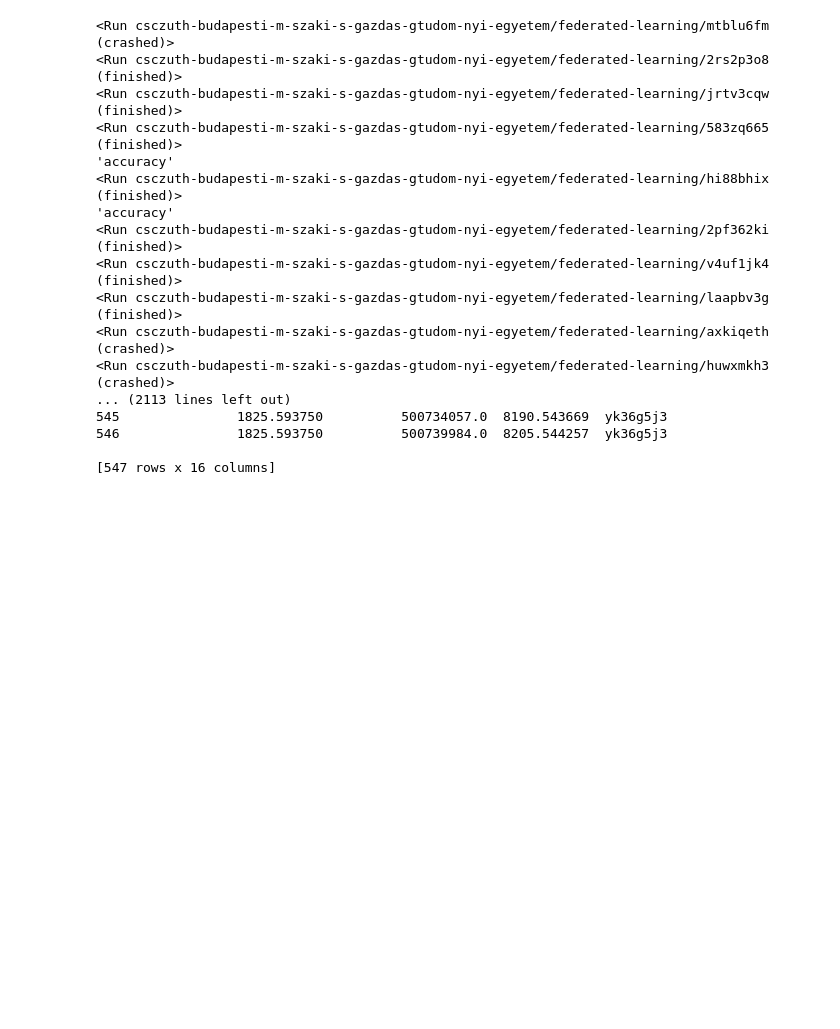
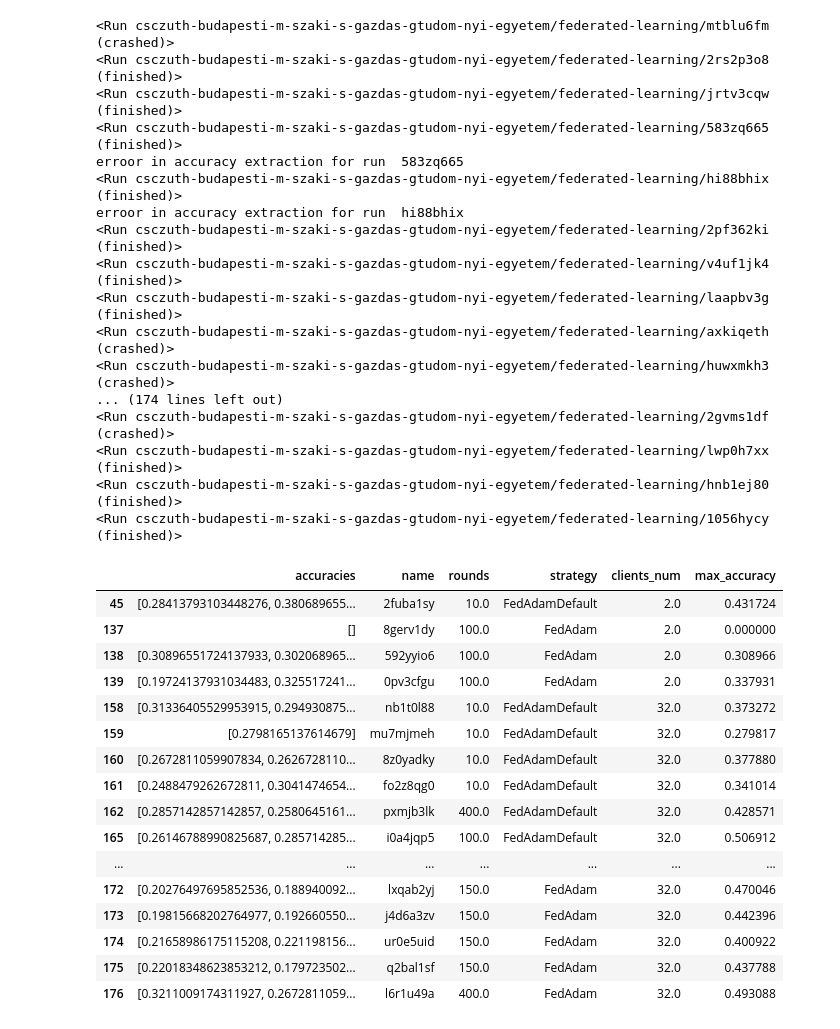
Before and after one commit to Csabi99/Thesis_task, a Jupyter notebook: wandb_exports.ipynb, the cells around one changed output. Saved outputs shown, nothing was run; the diff lists cells and outputs as text; code cells hidden in the pictures; blank space fills up the shorter version.

```diff
--- a/wandb_exports.ipynb
+++ b/wandb_exports.ipynb
@@ -14,12 +8,13 @@ True
 # %%
 import pandas as pd
 import wandb
+import json
 
 api = wandb.Api()
 entity, project = "csczuth-budapesti-m-szaki-s-gazdas-gtudom-nyi-egyetem", "federated-learning"
 runs = api.runs(entity + "/" + project)
 
-summary_list, config_list, accuracies, name_list, sys_usage_dfs = [], [], [], [], []
+summary_list, config_list, accuracies, name_list, sys_usage_dfs, strategy, clients, rounds = [], [], [], [], [], [], [], []
 for run in runs:
     # .summary contains the output keys/values
     #  for metrics such as accuracy.
@@ -32,44 +27,52 @@ for run in runs:
     sys_usage_dfs.append(tmp_df)
     # .config contains the hyperparameters.
     #  We remove special values that start with _.
+    s = json.loads(run.config)
+    rounds_tmp, strategy_tmp, clients_num_tmp = s.get("number_of_rounds", {}).get("value"), s.get("strategy", {}).get("value"), s.get("min_clients", {}).get("value")
+    rounds.append(rounds_tmp)
+    strategy.append(strategy_tmp)
+    clients.append(clients_num_tmp)
     try:
         #config_list.append({k: v for k, v in run.config.items() if not k.startswith("_")})
         tmp_acc = []
-        if run.state == "finished":
-            for i, row in run.history().iterrows():
-                tmp_acc.append(row["accuracy"])
+        # if run.state == "finished":
+        for i, row in run.history().iterrows():
+            tmp_acc.append(row["accuracy"])
         accuracies.append(tmp_acc)
     except Exception as e:
         #config_list.append({})
+        print('erroor in accuracy extraction for run ', run.id)
         accuracies.append([])
-        print(e)
 
     # .name is the human-readable name of the run.
     name_list.append(run.id)
 
 
 runs_df = pd.DataFrame(
-    {"summary": summary_list, "config": config_list, "accuracies": accuracies, "name": name_list}
+    {#"summary": summary_list, "config": config_list,
+     "accuracies": accuracies, "name": name_list, "rounds": rounds, "strategy": strategy, "clients_num": clients}
 )
 
 runs_df.to_csv("project.csv")
-for s in sys_usage_dfs:
-    print(s)
+# for s in sys_usage_dfs:
+#     print(s)
 # %% [output]
 <Run csczuth-budapesti-m-szaki-s-gazdas-gtudom-nyi-egyetem/federated-learning/mtblu6fm (crashed)>
 <Run csczuth-budapesti-m-szaki-s-gazdas-gtudom-nyi-egyetem/federated-learning/2rs2p3o8 (finished)>
 <Run csczuth-budapesti-m-szaki-s-gazdas-gtudom-nyi-egyetem/federated-learning/jrtv3cqw (finished)>
 <Run csczuth-budapesti-m-szaki-s-gazdas-gtudom-nyi-egyetem/federated-learning/583zq665 (finished)>
-'accuracy'
+erroor in accuracy extraction for run  583zq665
 <Run csczuth-budapesti-m-szaki-s-gazdas-gtudom-nyi-egyetem/federated-learning/hi88bhix (finished)>
-'accuracy'
+erroor in accuracy extraction for run  hi88bhix
 <Run csczuth-budapesti-m-szaki-s-gazdas-gtudom-nyi-egyetem/federated-learning/2pf362ki (finished)>
 <Run csczuth-budapesti-m-szaki-s-gazdas-gtudom-nyi-egyetem/federated-learning/v4uf1jk4 (finished)>
 <Run csczuth-budapesti-m-szaki-s-gazdas-gtudom-nyi-egyetem/federated-learning/laapbv3g (finished)>
 <Run csczuth-budapesti-m-szaki-s-gazdas-gtudom-nyi-egyetem/federated-learning/axkiqeth (crashed)>
 <Run csczuth-budapesti-m-szaki-s-gazdas-gtudom-nyi-egyetem/federated-learning/huwxmkh3 (crashed)>
-... (2113 lines left out)
-545               1825.593750          500734057.0  8190.543669  yk36g5j3
-546               1825.593750          500739984.0  8205.544257  yk36g5j3
-
-[547 rows x 16 columns]
+... (174 lines left out)
+<Run csczuth-budapesti-m-szaki-s-gazdas-gtudom-nyi-egyetem/federated-learning/2gvms1df (crashed)>
+<Run csczuth-budapesti-m-szaki-s-gazdas-gtudom-nyi-egyetem/federated-learning/lwp0h7xx (finished)>
+<Run csczuth-budapesti-m-szaki-s-gazdas-gtudom-nyi-egyetem/federated-learning/hnb1ej80 (finished)>
+<Run csczuth-budapesti-m-szaki-s-gazdas-gtudom-nyi-egyetem/federated-learning/1056hycy (finished)>
+# %%
+runs_df['max_accuracy'] = runs_df.apply(lambda row: max(row["accuracies"]) if len(row["accuracies"]) > 0 else 0, axis=1)
@@ -75,0 +83,22 @@ for s in sys_usage_dfs:
+# %%
+fedadams = runs_df[(runs_df['strategy'] == 'FedAdam') | (runs_df['strategy'] == 'FedAdamDefault')]
+# %%
+fedadams
+# %% [output]
+|  | accuracies | name | rounds | strategy | clients_num | max_accuracy |
+| 45 | [0.28413793103448276, 0.380689655... | 2fuba1sy | 10.0 | FedAdamDefault | 2.0 | 0.431724 |
+| 137 | [] | 8gerv1dy | 100.0 | FedAdam | 2.0 | 0.000000 |
+| 138 | [0.30896551724137933, 0.302068965... | 592yyio6 | 100.0 | FedAdam | 2.0 | 0.308966 |
+| 139 | [0.19724137931034483, 0.325517241... | 0pv3cfgu | 100.0 | FedAdam | 2.0 | 0.337931 |
+| 158 | [0.31336405529953915, 0.294930875... | nb1t0l88 | 10.0 | FedAdamDefault | 32.0 | 0.373272 |
+| 159 | [0.2798165137614679] | mu7mjmeh | 10.0 | FedAdamDefault | 32.0 | 0.279817 |
+| 160 | [0.2672811059907834, 0.2626728110... | 8z0yadky | 10.0 | FedAdamDefault | 32.0 | 0.377880 |
+| 161 | [0.2488479262672811, 0.3041474654... | fo2z8qg0 | 10.0 | FedAdamDefault | 32.0 | 0.341014 |
+| 162 | [0.2857142857142857, 0.2580645161... | pxmjb3lk | 400.0 | FedAdamDefault | 32.0 | 0.428571 |
+| 165 | [0.26146788990825687, 0.285714285... | i0a4jqp5 | 100.0 | FedAdamDefault | 32.0 | 0.506912 |
+| ... | ... | ... | ... | ... | ... | ... |
+| 172 | [0.20276497695852536, 0.188940092... | lxqab2yj | 150.0 | FedAdam | 32.0 | 0.470046 |
+| 173 | [0.19815668202764977, 0.192660550... | j4d6a3zv | 150.0 | FedAdam | 32.0 | 0.442396 |
+| 174 | [0.21658986175115208, 0.221198156... | ur0e5uid | 150.0 | FedAdam | 32.0 | 0.400922 |
+| 175 | [0.22018348623853212, 0.179723502... | q2bal1sf | 150.0 | FedAdam | 32.0 | 0.437788 |
+| 176 | [0.3211009174311927, 0.2672811059... | l6r1u49a | 400.0 | FedAdam | 32.0 | 0.493088 |
```
Also changed, not shown: parts of 4 cells of this notebook, 23 other files.
